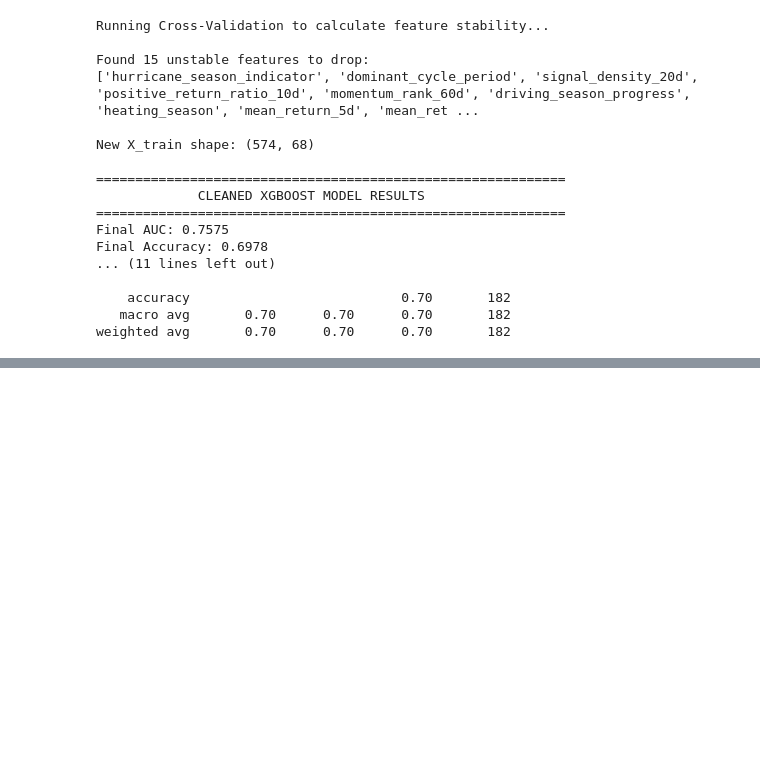
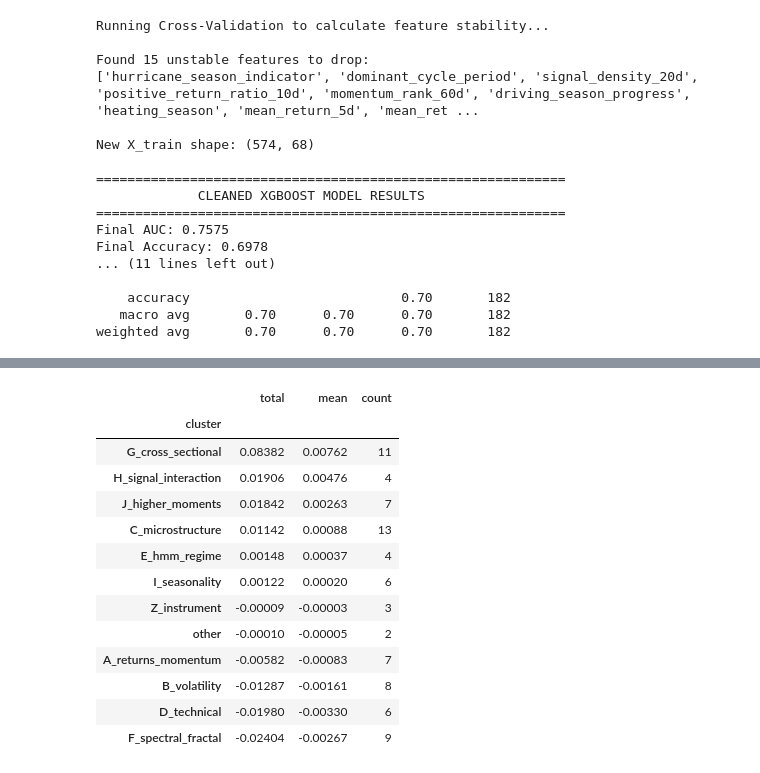
Before and after one commit to garancedvn/Systematic-Trading, a Jupyter notebook: coursework.ipynb, the cells around one changed output, grey strips where cells are left out. Saved outputs shown, nothing was run; the diff lists cells and outputs as text; code cells hidden in the pictures; blank space fills up the shorter version.

```diff
--- a/coursework.ipynb
+++ b/coursework.ipynb
@@ -5700,0 +5788,67 @@ print(perm_sorted_idx)
+# %%
+# ============================================================
+# Phase 4.6 — Cluster-Level Permutation Importance
+# ============================================================
+
+def assign_cluster(f):
+    if f.startswith("inst_"):             return "Z_instrument"
+    if f in ["heating_season", "driving_season_progress",
+             "hurricane_season_indicator", "quarter_progress",
+             "day_of_year_sin", "day_of_year_cos"]:
+        return "I_seasonality"
+    if f in ["signal_trend_concord", "signal_changed",
+             "signal_persistence", "signal_density_20d"]:
+        return "H_signal_interaction"
+    if f in ["corr_basket_60d", "beta_basket_60d", "leadlag_anchor",
+             "sector_vol_dispersion_20d", "sector_vol_dispersion_60d",
+             "sector_momentum_dispersion_20d", "sector_momentum_dispersion_60d",
+             "relative_vol_20d", "relative_vol_60d",
+             "relative_momentum_20d", "relative_momentum_60d",
+             "momentum_rank_20d", "momentum_rank_60d"]:
+        return "G_cross_sectional"
+    if f in ["amihud_20d", "roll_spread_20d", "volume_zscore_20d",
+             "dollar_volume_log", "kyle_lambda_20d",
+             "volume_mean_5d", "volume_mean_20d",
+             "volume_std_5d", "volume_std_20d",
+             "log_volume_change", "log_oi_change",
+             "oi_momentum_5d", "oi_momentum_20d"]:
+        return "C_microstructure"
+    if f in ["hmm_regime", "hmm_prob_state_0", "hmm_prob_state_1",
+             "hmm_prob_state_2"]:
+        return "E_hmm_regime"
+    if f in ["hurst_90d", "dfa_alpha_90d", "spectral_entropy",
+             "dominant_cycle_period", "approx_entropy_20d",
+             "autocorr_return_20d", "autocorr_return_60d",
+             "autocorr_abs_return_20d", "autocorr_abs_return_60d"]:
+        return "F_spectral_fractal"
+    if f in ["skew_20d", "skew_60d", "kurt_20d", "downside_vol_20d",
+             "price_range_position_60d", "range_position_5d_chg",
+             "return_vol_correl_60d", "return_autocorr_30d"]:
+        return "J_higher_moments"
+    if any(k in f for k in ["vol", "ewma"]):
+        return "B_volatility"
+    if any(k in f for k in ["rsi", "macd", "price_zscore", "bb_",
+                              "price_range", "trend"]):
+        return "D_technical"
+    if any(k in f for k in ["momentum", "ret_", "return"]):
+        return "A_returns_momentum"
+    if any(k in f for k in ["volume", "open_interest", "oi_"]):
+        return "C_microstructure"
+    return "other"
+
+perm_df["cluster"] = perm_df["feature"].apply(assign_cluster)
+
+cluster_imp = (
+    perm_df.groupby("cluster")["importance_mean"]
+    .agg(total="sum", mean="mean", count="count")
+    .sort_values("total", ascending=False)
+    .round(5)
+)
+
+print("Cluster-level permutation importance (Ridge, sorted by total):")
+display(cluster_imp)
+
+print("\nInterpretation:")
+print("  Positive total = cluster helps Ridge predict correctly")
+print("  Negative total = cluster actively hurts Ridge predictions")
+# %% [output]
@@ -5700,0 +5856,14 @@ print(perm_sorted_idx)
+|  | total | mean | count |
+| cluster |  |  |  |
+| G_cross_sectional | 0.08382 | 0.00762 | 11 |
+| H_signal_interaction | 0.01906 | 0.00476 | 4 |
+| J_higher_moments | 0.01842 | 0.00263 | 7 |
+| C_microstructure | 0.01142 | 0.00088 | 13 |
+| E_hmm_regime | 0.00148 | 0.00037 | 4 |
+| I_seasonality | 0.00122 | 0.00020 | 6 |
+| Z_instrument | -0.00009 | -0.00003 | 3 |
+| other | -0.00010 | -0.00005 | 2 |
+| A_returns_momentum | -0.00582 | -0.00083 | 7 |
+| B_volatility | -0.01287 | -0.00161 | 8 |
+| D_technical | -0.01980 | -0.00330 | 6 |
+| F_spectral_fractal | -0.02404 | -0.00267 | 9 |
```
Also changed, not shown: parts of 16 cells of this notebook.
